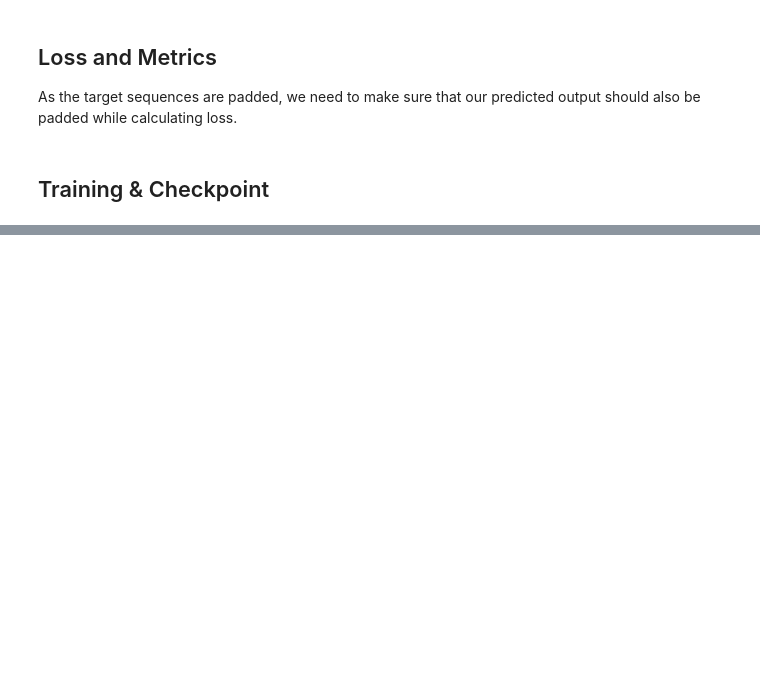
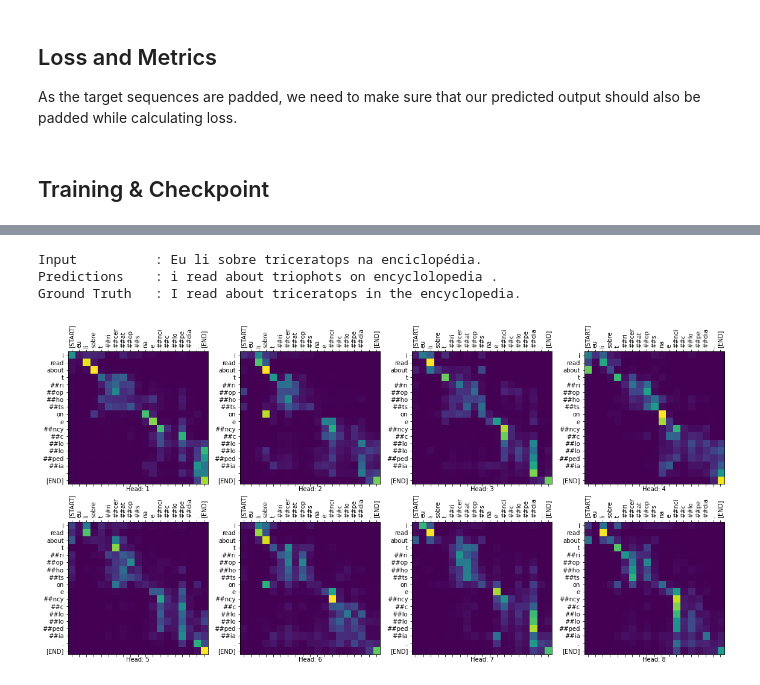
Before and after one commit to kairavkkp/ML-Tutorials, a Jupyter notebook: Basic-Transformer/basic_transformer.ipynb, the cells around one changed output, grey strips where cells are left out. Saved outputs shown, nothing was run; the diff lists cells and outputs as text; code cells hidden in the pictures; blank space fills up the shorter version.

```diff
--- a/Basic-Transformer/basic_transformer.ipynb
+++ b/Basic-Transformer/basic_transformer.ipynb
@@ -814,0 +1058,15 @@ if ckpt_manager.latest_checkpoint:
+# %%
+## One more example, which is not in the training set.
+sentence = "Eu li sobre triceratops na enciclopédia."
+ground_truth = "I read about triceratops in the encyclopedia."
+
+translated_text, translated_tokens, attention_weights = evaluate(sentence)
+print_translation(sentence, translated_text, ground_truth)
+
+plot_attention_weights(sentence, translated_tokens,
+                       attention_weights['decoder_layer4_block2'][0])
+# %% [output]
+Input          : Eu li sobre triceratops na enciclopédia.
+Predictions    : i read about triophots on encyclolopedia .
+Ground Truth   : I read about triceratops in the encyclopedia.
+[figure, added]
```
Also changed, not shown: parts of 25 cells of this notebook.
